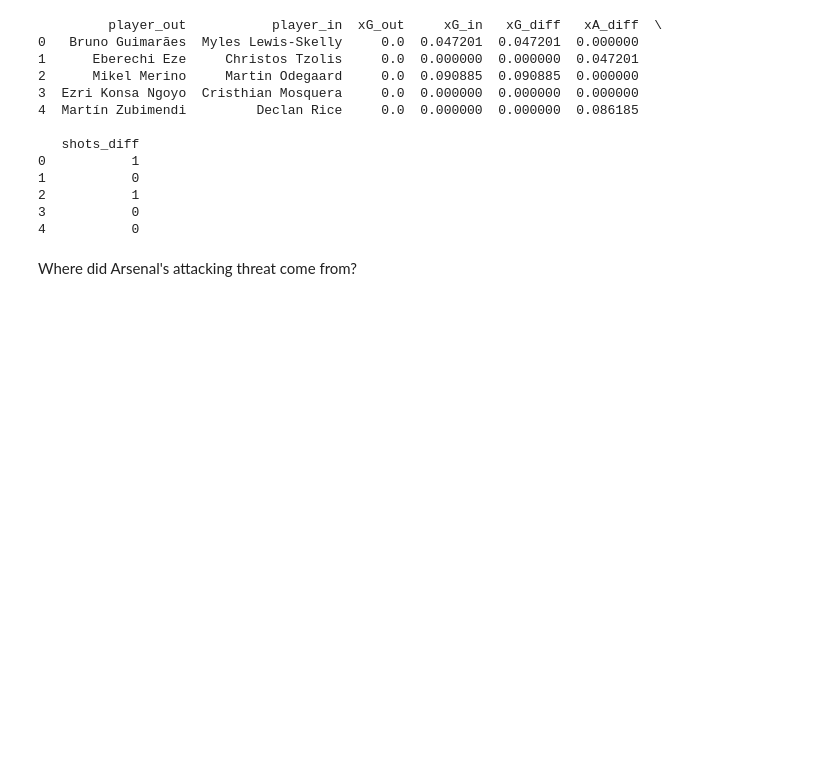
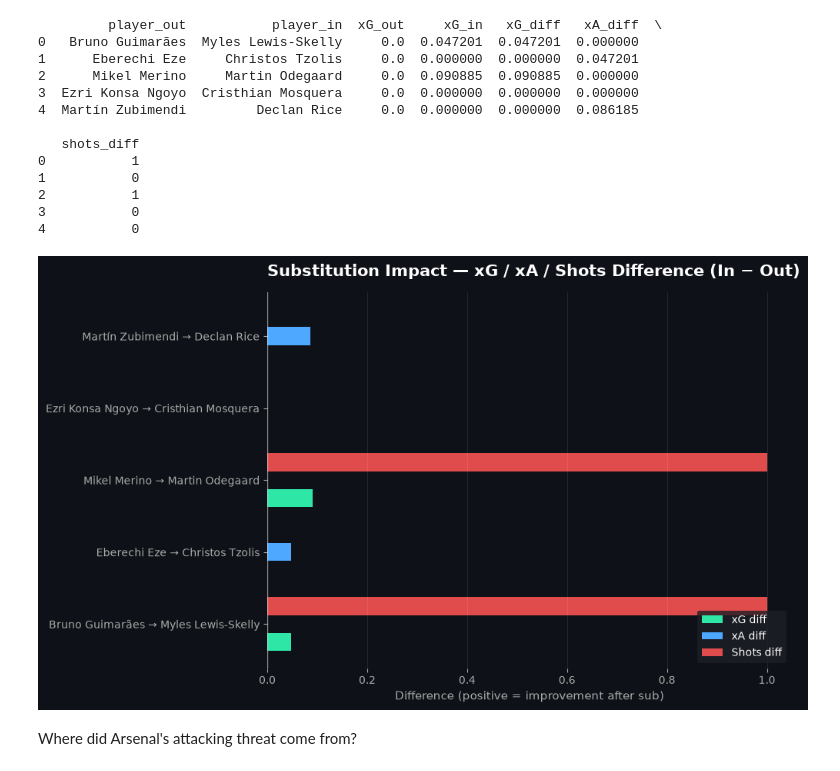
Before and after one commit to SalmaAllam8/football-data-visualization, a Jupyter notebook: Arsenal_undestats.ipynb, the cells around one changed output. Cells and saved outputs as stored; diff of their text form; code cells hidden in the pictures; blank space fills up the shorter version.

Commit message:
new visualization

```diff
--- a/Arsenal_undestats.ipynb
+++ b/Arsenal_undestats.ipynb
@@ -1353,6 +1396,41 @@ print(comparison_summary.head())
 2           1
 3           0
 4           0
+# %%
+
+# Build a label for each substitution pair
+plot_df = comparison_summary.copy()
+plot_df['pair_label'] = plot_df['player_out'] + " → " + plot_df['player_in']
+
+y = np.arange(len(plot_df))
+height = 0.25
+
+fig, ax = plt.subplots(figsize=(10, max(6, len(plot_df) * 0.6)), facecolor="#0e1117")
+ax.set_facecolor("#0e1117")
+
+ax.barh(y - height, plot_df['xG_diff'], height=height, label='xG diff', color="#2ee6a6")
+ax.barh(y, plot_df['xA_diff'], height=height, label='xA diff', color="#4ea8ff")
+ax.barh(y + height, plot_df['shots_diff'], height=height, label='Shots diff', color="#e04b4b")
+
+ax.axvline(0, color="white", linewidth=1, alpha=0.5)
+
+ax.set_yticks(y)
+ax.set_yticklabels(plot_df['pair_label'], color="white", fontsize=10)
+
+ax.set_title("Substitution Impact — xG / xA / Shots Difference (In − Out)",
+             color="white", fontsize=15, fontweight="bold", loc="left", pad=15)
+ax.set_xlabel("Difference (positive = improvement after sub)", color="#aaaaaa", fontsize=11)
+ax.tick_params(colors="#aaaaaa")
+for spine in ax.spines.values():
+    spine.set_visible(False)
+ax.grid(axis="x", color="white", alpha=0.1)
+
+legend = ax.legend(facecolor="#1c1f26", edgecolor="none", labelcolor="white", fontsize=10, loc="lower right")
+
+plt.tight_layout()
+plt.show()
+# %% [output]
+[figure, added]
 # %% [markdown]
 Where did Arsenal's attacking threat come from?
 # %%
```
Also changed, not shown: parts of 3 cells of this notebook.
